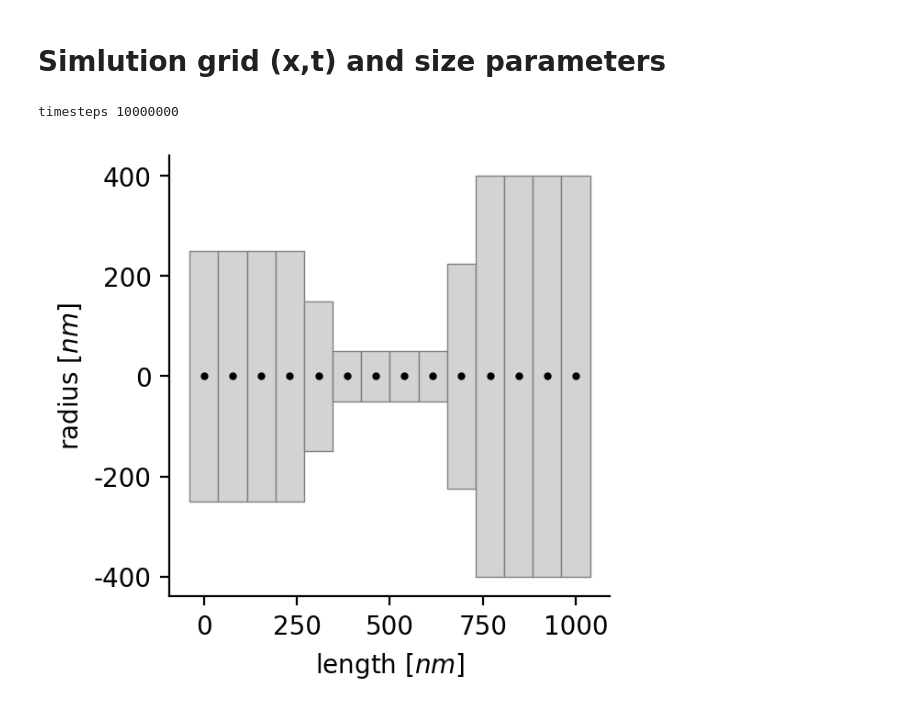
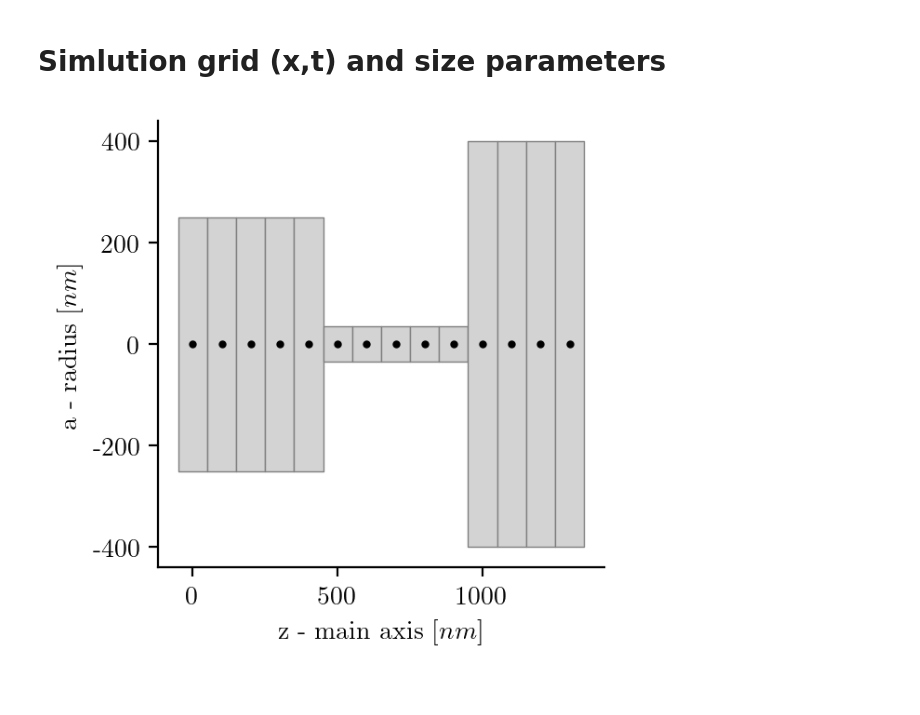
Before and after one commit to feblmu/Eberhardt2024Ion-concentration, a Jupyter notebook: notebooks/methods_figure.ipynb, the cells around one changed output. Saved outputs shown, nothing was run; the diff lists cells and outputs as text; code cells hidden in the pictures.

```diff
--- a/notebooks/methods_figure.ipynb
+++ b/notebooks/methods_figure.ipynb
@@ -15,35 +17,13 @@ plt.rc('text', usetex=True)
 plt.rc('font', family='sans')
 # %% [markdown]
 # Simlution grid (x,t) and size parameters
-# %%
-# x-grid
-L = 1.e-6
-nh, nhnj, nn, nndj, nd = 4, 1, 4, 1, 4
-nx = nh + nhnj + nn + nndj + nd
-x = np.linspace(0,L,nx)
-
-# t-grid
-T = 0.1e-3
-timestep = 1.e-11  # use 100 picoseconds for explicit solver
-nt = int(T/timestep)
-t = np.linspace(0., T, nt+1)
-print('timesteps {nt}'.format(nt=nt))
-
-# spine shape
-ah, an, ad = 250.e-9, 50.e-9, 400.e-9
-a = np.zeros(nx)
-a[:nh]=ah
-a[nh+nhnj:nh+nhnj+nn] = an
-a[nh+nhnj+nn+nndj: nh+nhnj+nn+nndj+nd] = ad
-a[nh:nh+nhnj]= np.linspace(ah, an, nhnj+2, endpoint=True)[1:-1]
-a[nh+nhnj+nn : nh+nhnj+nn+nndj] = np.linspace(an, ad, nndj+2, endpoint=True)[1:-1]
-# %% [output]
-timesteps 10000000
+# %%
+t_sim,x_sim,a_sim = simulation_parameters['standard']
 # %%
 reload(plot)
 fig = plt.figure(dpi=200, figsize=(3,3))
 pos = [0.1,0.1,0.8,0.8]
-plot.x_grid_on_spine(fig, pos, x, a)
+plot.x_grid_on_spine(fig, pos, x_sim,a_sim)
 # %% [output]
-[figure, old version]
+[figure, new version]
 # %%
```
Also changed, not shown: parts of 6 cells of this notebook, 2 other files.
